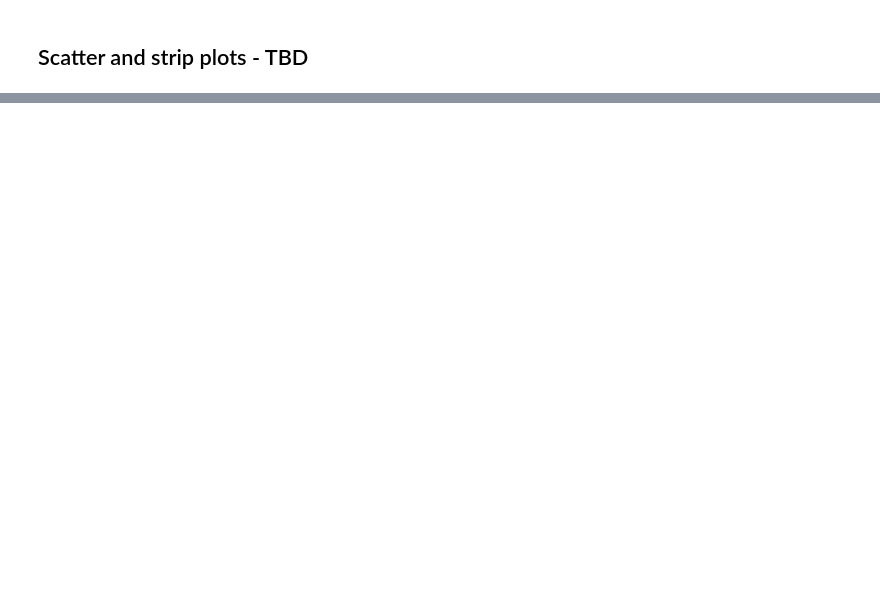
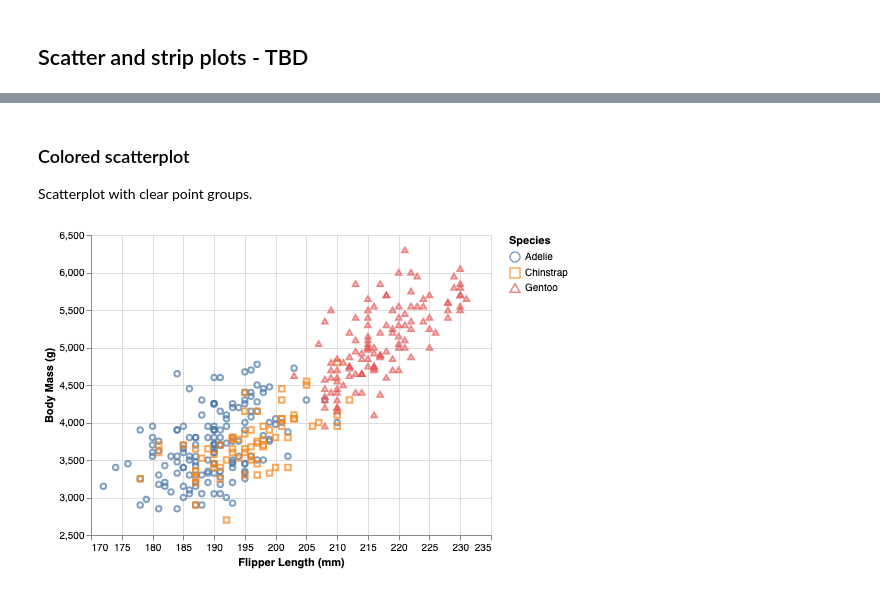
Before and after one commit to spawnfest/ielixir, a Jupyter notebook: resources/examples/Plotting with VegaLite.ipynb, the cells around one changed output, grey strips where cells are left out. Saved outputs shown, nothing was run; the diff lists cells and outputs as text; code cells hidden in the pictures; blank space fills up the shorter version.

```diff
--- a/resources/examples/Plotting with VegaLite.ipynb
+++ b/resources/examples/Plotting with VegaLite.ipynb
@@ -236,0 +274,16 @@ Vl.new(title: "Daily max temperatures (C) in Seattle, WA")
+# %% [markdown]
+### Colored scatterplot
+
+Scatterplot with clear point groups.
+# %%
+# Source: https://vega.github.io/vega-lite/examples/point_color_with_shape.html
+
+Vl.new(width: 400, height: 300)
+|> Vl.data_from_url("https://vega.github.io/editor/data/penguins.json")
+|> Vl.mark(:point)
+|> Vl.encode_field(:x, "Flipper Length (mm)", type: :quantitative, scale: [zero: false])
+|> Vl.encode_field(:y, "Body Mass (g)", type: :quantitative, scale: [zero: false])
+|> Vl.encode_field(:color, "Species", type: :nominal)
+|> Vl.encode_field(:shape, "Species", type: :nominal)
+# %% [output]
+[figure, added]
```
Also changed, not shown: parts of 35 cells of this notebook, 1 other file.
